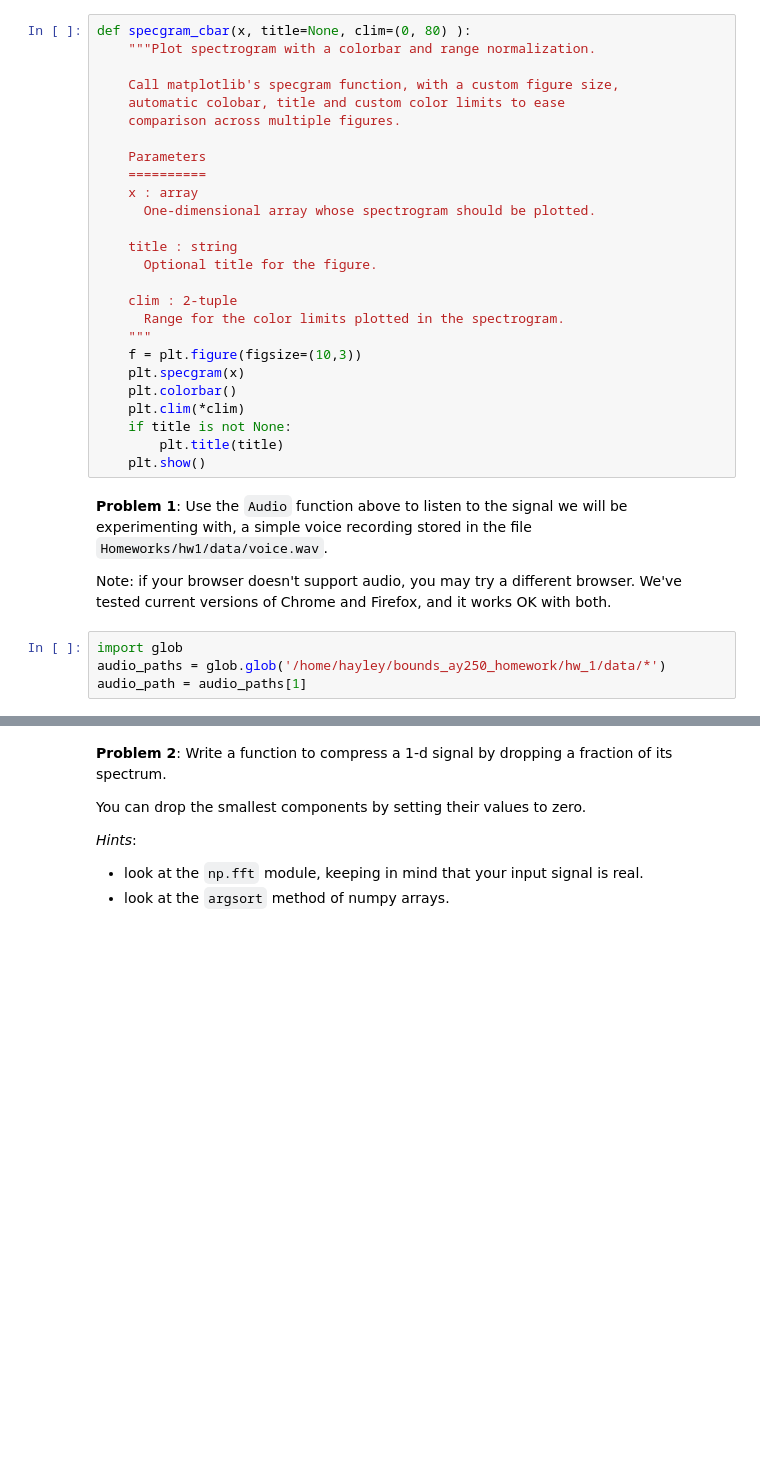
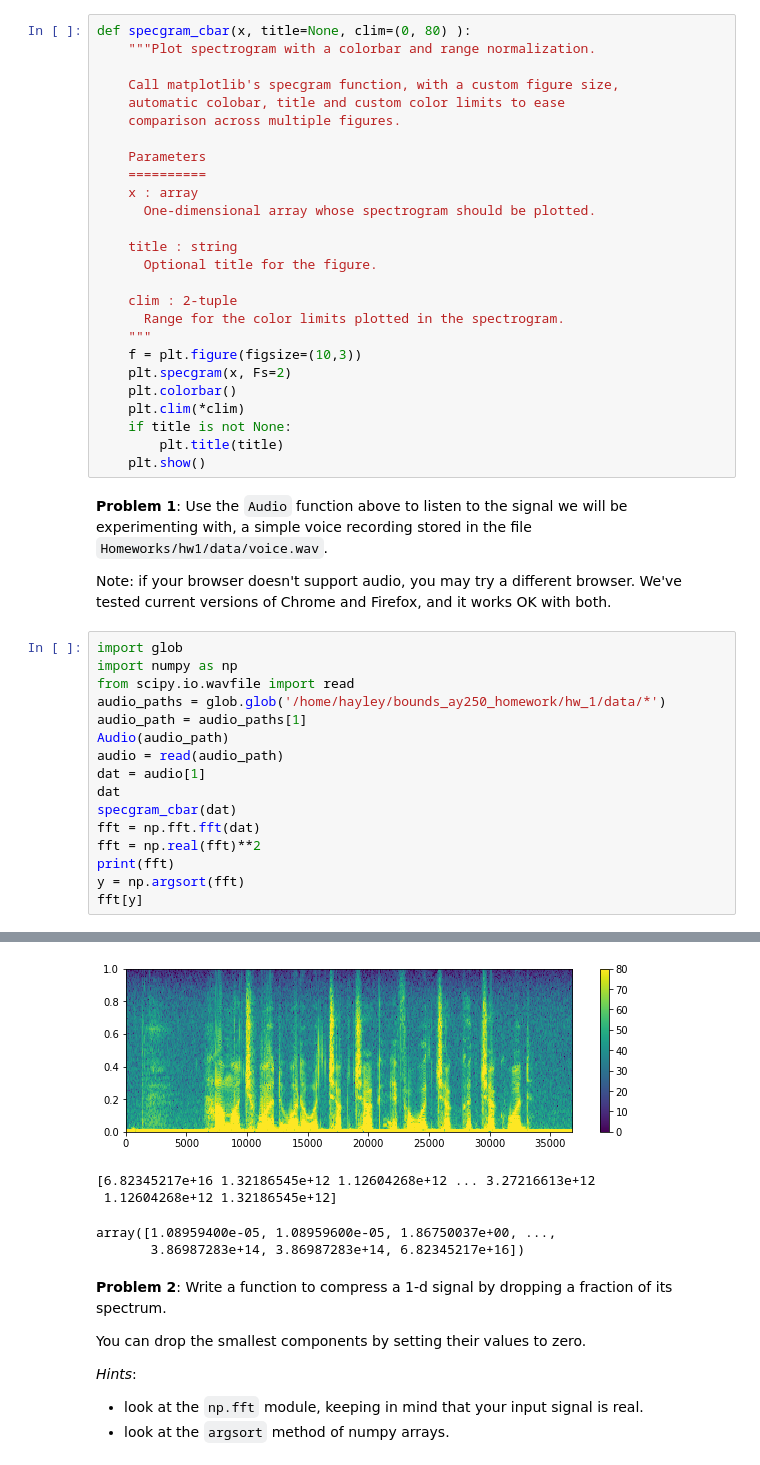
Before and after one commit to hayleybounds/bounds_ay250_homework, a Jupyter notebook: hw_1/hw_1_assignment.ipynb, the cells around one changed output, grey strips where cells are left out. Saved outputs shown, nothing was run; the diff lists cells and outputs as text; blank space fills up the shorter version.

```diff
--- a/hw_1/hw_1_assignment.ipynb
+++ b/hw_1/hw_1_assignment.ipynb
@@ -292,7 +288,7 @@ def specgram_cbar(x, title=None, clim=(0, 80) ):
       Range for the color limits plotted in the spectrogram.
     """
     f = plt.figure(figsize=(10,3))
-    plt.specgram(x)
+    plt.specgram(x, Fs=2)
     plt.colorbar()
     plt.clim(*clim)
     if title is not None:
@@ -302,7 +298,20 @@ def specgram_cbar(x, title=None, clim=(0, 80) ):
 **Problem 1**: Use the `Audio` function above to listen to the signal we will be experimenting with, a simple voice recording stored in the file `Homeworks/hw1/data/voice.wav`.
 
 Note: if your browser doesn't support audio, you may try a different browser.   We've tested current versions of Chrome and Firefox, and it works OK with both.
-# %%
-import glob
-audio_paths = glob.glob('/home/hayley/bounds_ay250_homework/hw_1/data/*')
-audio_path = audio_paths[1]
+# %%
+import glob
+import numpy as np
+from scipy.io.wavfile import read
+audio_paths = glob.glob('/home/hayley/bounds_ay250_homework/hw_1/data/*')
+audio_path = audio_paths[1]
+Audio(audio_path)
+audio = read(audio_path)
+dat = audio[1]
+dat
+specgram_cbar(dat)
+fft = np.fft.fft(dat)
+fft = np.real(fft)**2
+print(fft)
+y = np.argsort(fft)
+fft[y]
+# %% [output]
@@ -309,3 +319,8 @@ audio_path = audio_paths[1]
+[figure, added]
+[6.82345217e+16 1.32186545e+12 1.12604268e+12 ... 3.27216613e+12
+ 1.12604268e+12 1.32186545e+12]
+array([1.08959400e-05, 1.08959600e-05, 1.86750037e+00, ...,
+       3.86987283e+14, 3.86987283e+14, 6.82345217e+16])
 # %% [markdown]
 **Problem 2**: Write a function to compress a 1-d signal by dropping a fraction of its spectrum.
 
```
Also changed, not shown: parts of 18 cells of this notebook.
